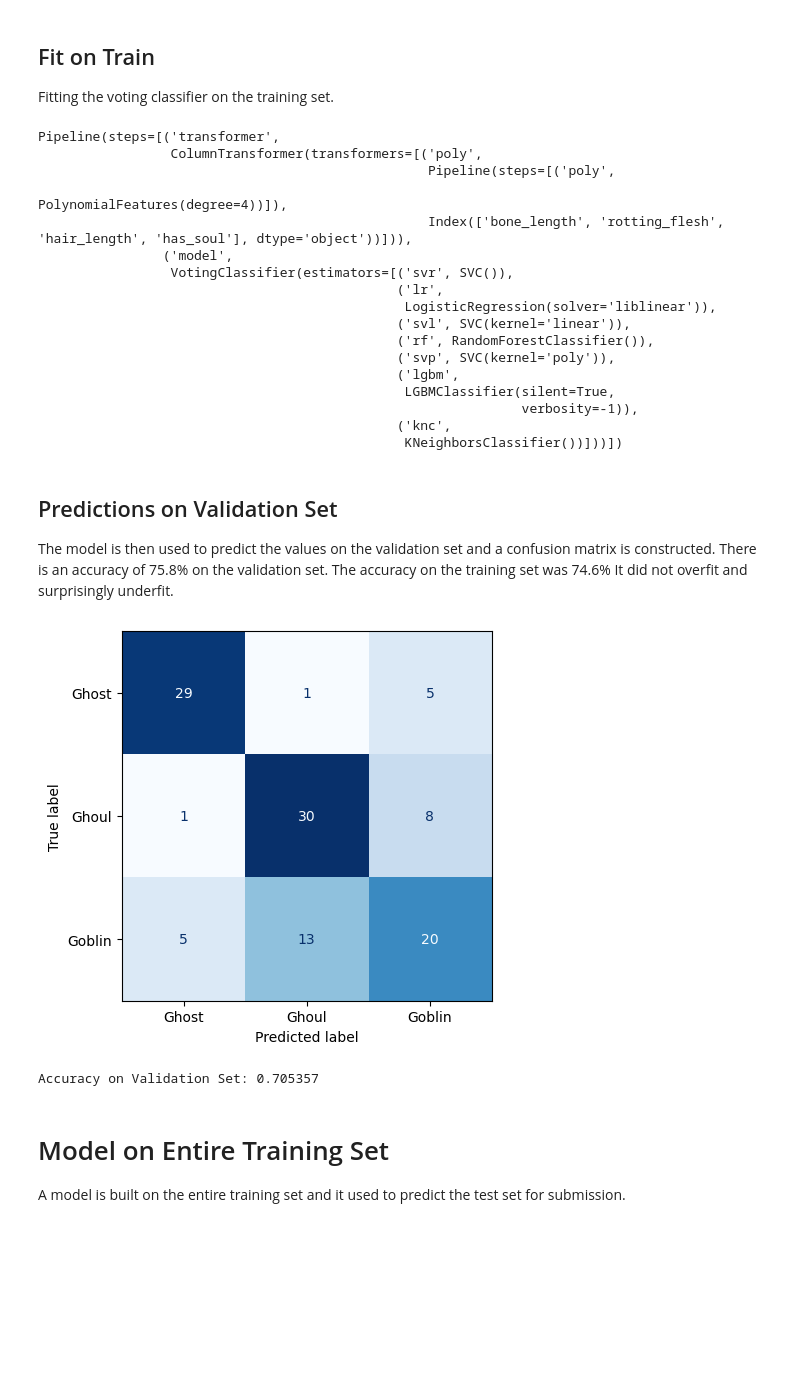
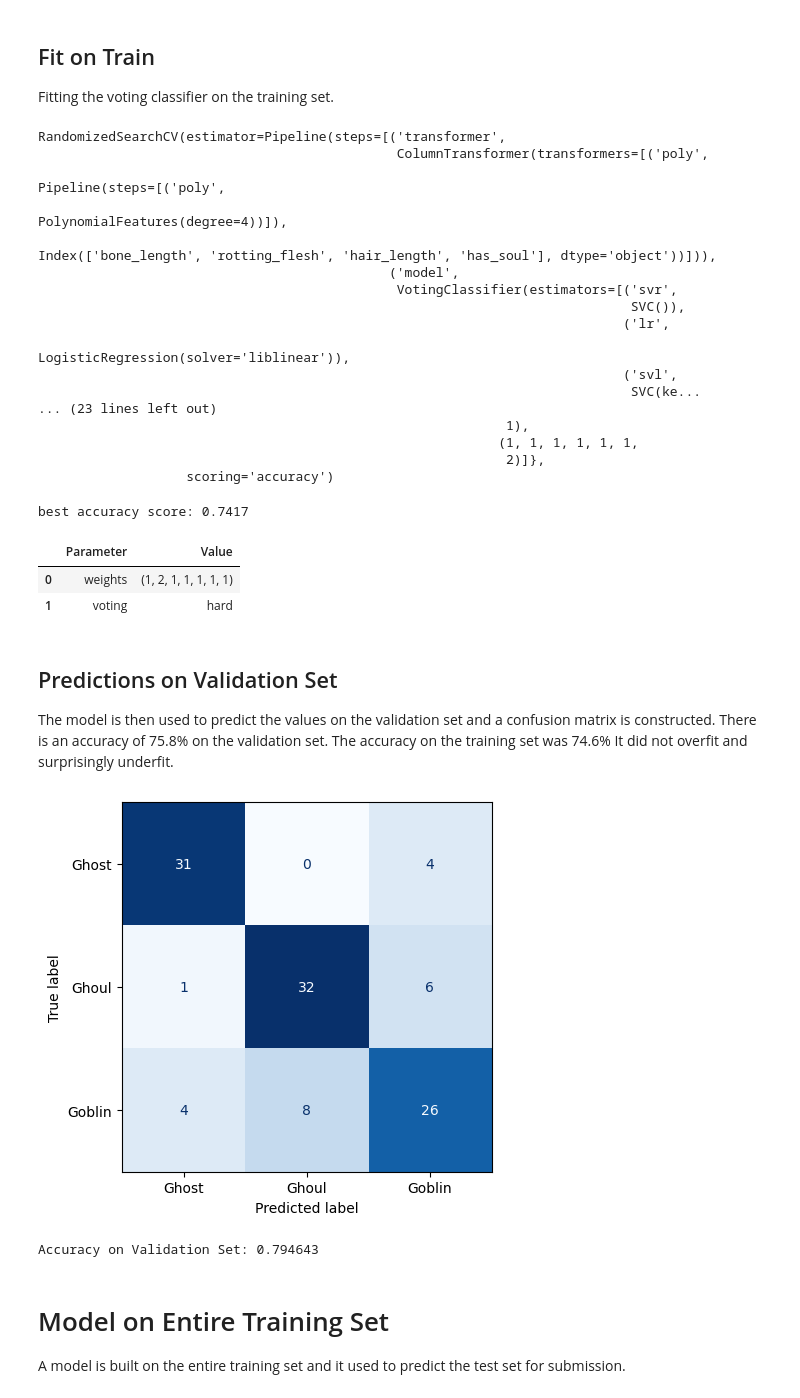
Before and after one commit to PuzzleShuffler/GhoulsGhostGoblins, a Jupyter notebook: GhoulsGhostGoblins.ipynb, the cells around one changed output. Drawn from its saved outputs; the diff is of its cells as text; code cells hidden in the pictures; blank space fills up the shorter version.

```diff
--- a/GhoulsGhostGoblins.ipynb
+++ b/GhoulsGhostGoblins.ipynb
@@ -528,48 +568,59 @@ voting classifier: 0.726923 +/- 0.079663
 Fitting the voting classifier on the training set.
 # %%
 # fit on train
-model_pipeline_steps = []
-model_pipeline_steps.append(('transformer', preprocessing_transformer))
-model_pipeline_steps.append(('model', vc))
-validation_model = Pipeline(steps=model_pipeline_steps)
-validation_model.fit(X_train, y_train)
+rscv_model.fit(X_train, y_train)
 # %% [output]
-Pipeline(steps=[('transformer',
-                 ColumnTransformer(transformers=[('poly',
-                                                  Pipeline(steps=[('poly',
-                                                                   PolynomialFeatures(degree=4))]),
-                                                  Index(['bone_length', 'rotting_flesh', 'hair_length', 'has_soul'], dtype='object'))])),
-                ('model',
-                 VotingClassifier(estimators=[('svr', SVC()),
-                                              ('lr',
-                                               LogisticRegression(solver='liblinear')),
-                                              ('svl', SVC(kernel='linear')),
-                                              ('rf', RandomForestClassifier()),
-                                              ('svp', SVC(kernel='poly')),
-                                              ('lgbm',
-                                               LGBMClassifier(silent=True,
-                                                              verbosity=-1)),
-                                              ('knc',
-                                               KNeighborsClassifier())]))])
+RandomizedSearchCV(estimator=Pipeline(steps=[('transformer',
+                                              ColumnTransformer(transformers=[('poly',
+                                                                               Pipeline(steps=[('poly',
+                                                                                                PolynomialFeatures(degree=4))]),
+                                                                               Index(['bone_length', 'rotting_flesh', 'hair_length', 'has_soul'], dtype='object'))])),
+                                             ('model',
+                                              VotingClassifier(estimators=[('svr',
+                                                                            SVC()),
+                                                                           ('lr',
+                                                                            LogisticRegression(solver='liblinear')),
+                                                                           ('svl',
+                                                                            SVC(ke...
+... (23 lines left out)
+                                                            1),
+                                                           (1, 1, 1, 1, 1, 1,
+                                                            2)]},
+                   scoring='accuracy')
+# %%
+# best score
+print(f'best {scoring} score: {abs(rscv_model.best_score_).round(5)}')
+# %% [output]
+best accuracy score: 0.7417
+# %%
+# best params
+best_param_df = pd.DataFrame(rscv_model.best_params_.items(), columns=['Parameter', 'Value'])
+best_param_df['Parameter'] = best_param_df['Parameter'].str.replace('model__', '')
+best_param_df['Value'] = np.round(best_param_df['Value'], 4)
+best_param_df
+# %% [output]
+|  | Parameter | Value |
+| 0 | weights | (1, 2, 1, 1, 1, 1, 1) |
+| 1 | voting | hard |
 # %% [markdown]
 ## Predictions on Validation Set
 The model is then used to predict the values on the validation set and a confusion matrix is constructed. There is an accuracy of 75.8% on the validation set. The accuracy on the training set was 74.6% It did not overfit and surprisingly underfit.
 # %%
 # Confusion Matrix
 from sklearn.metrics import ConfusionMatrixDisplay, accuracy_score
-ConfusionMatrixDisplay.from_estimator(validation_model,
+ConfusionMatrixDisplay.from_estimator(rscv_model.best_estimator_,
                       X_validate,
                       y_validate,
                       cmap=plt.cm.Blues,
                       display_labels=list(le.classes_),
                       colorbar=False)
 plt.show()
 
 # Accuracy on Validation Set
-print('Accuracy on Validation Set: %f' % accuracy_score(y_validate, validation_model.predict(X_validate)))
+print('Accuracy on Validation Set: %f' % accuracy_score(y_validate, rscv_model.best_estimator_.predict(X_validate)))
 # %% [output]
-[figure, old version]
+[figure, new version]
-Accuracy on Validation Set: 0.705357
+Accuracy on Validation Set: 0.794643
 # %% [markdown]
 # Model on Entire Training Set
 A model is built on the entire training set and it used to predict the test set for submission.
```
Also changed, not shown: parts of 7 cells of this notebook, 6 other files.
